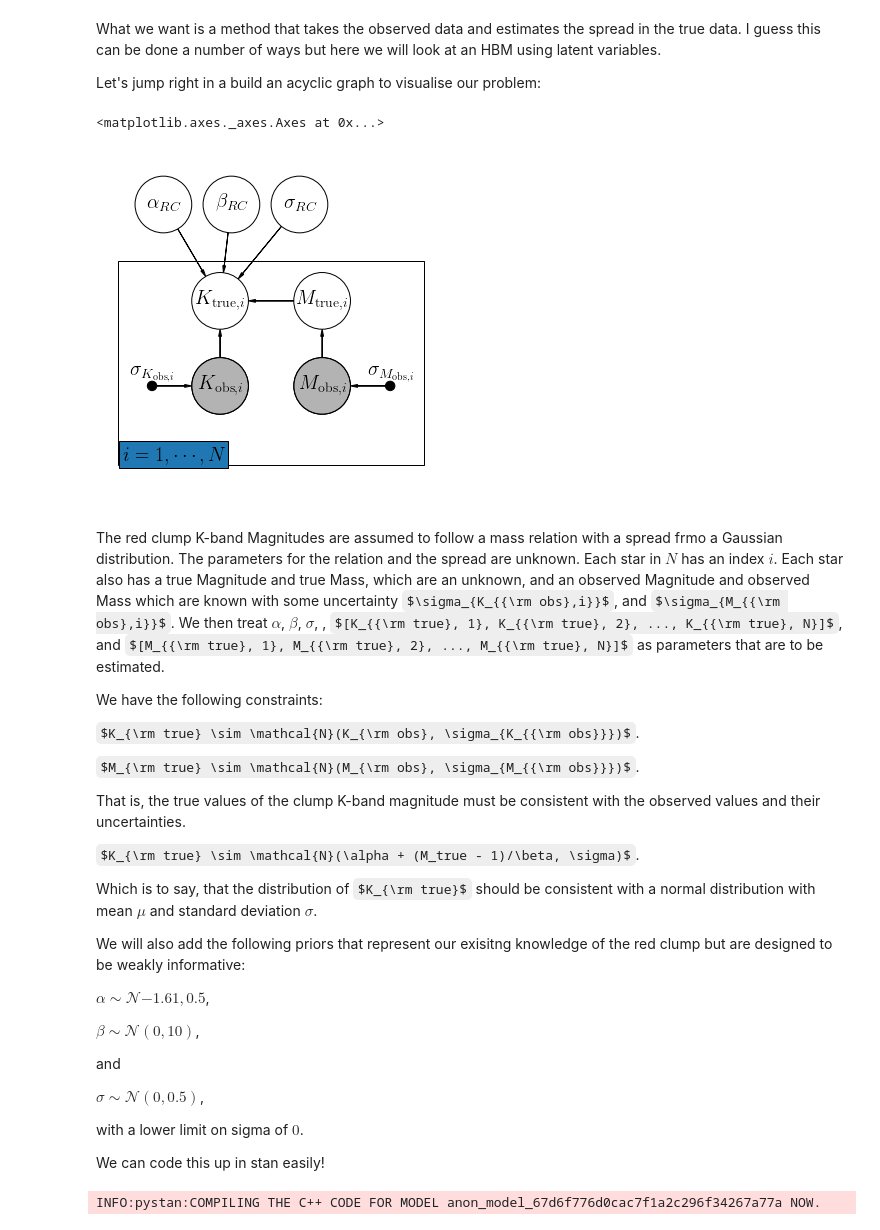
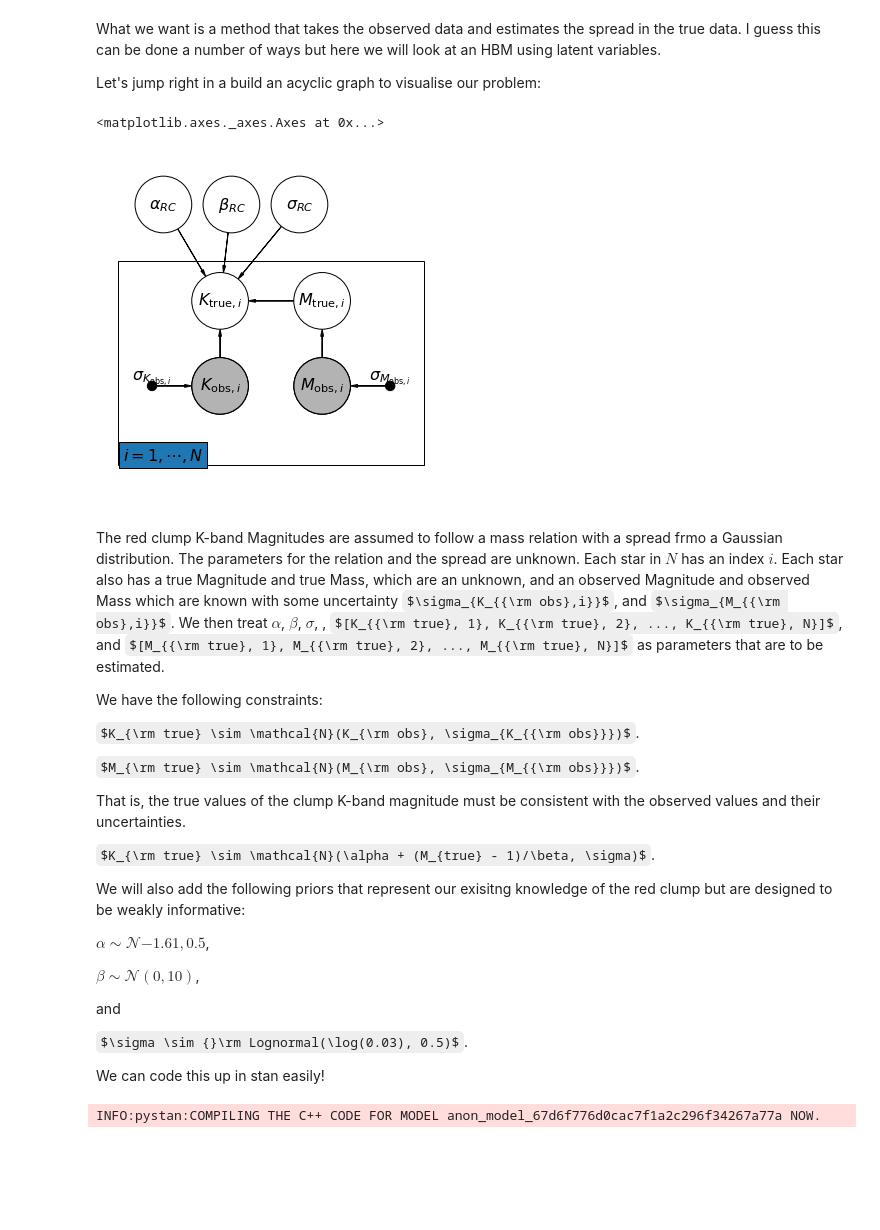
Before and after one commit to grd349/HBM, a Jupyter notebook: Problem3.ipynb, the cells around one changed output. Cells and saved outputs as stored; diff of their text form; code cells hidden in the pictures; some formulas as TeX source; blank space fills up the shorter version.

Commit message:
Switched to lognormal prior on sigma for all examples

```diff
--- a/Problem3.ipynb
+++ b/Problem3.ipynb
@@ -79,39 +83,38 @@ What we want is a method that takes the observed data and estimates the spread i
 Let's jump right in a build an acyclic graph to visualise our problem:
 # %%
 from matplotlib import rc
-rc("font", family="serif", size=20)
-rc("text", usetex=True)
+rc("font", family="serif", size=16)
 import daft
 pgm = daft.PGM([3,3], grid_unit=4, node_unit=2)
 # Hierarchical parameters.
 pgm.add_node(daft.Node("alpha", r"$\alpha_{RC}$", 0.5, 2.6))
 pgm.add_node(daft.Node("beta", r"$\beta_{RC}$", 1.1, 2.6))
 pgm.add_node(daft.Node("sigma", r"$\sigma_{RC}$", 1.7, 2.6))
 # Add latent variables
 pgm.add_node(daft.Node("K_true", r"$K_{{\rm true},i}$", 1, 1.75))
 pgm.add_node(daft.Node("M_true", r"$M_{{\rm true},i}$", 1.9, 1.75))
 # Data.
 pgm.add_node(daft.Node("K_obs", r"$K_{{\rm obs},i}$", 1, 1, observed=True))
 pgm.add_node(daft.Node("Kerr", r"$\sigma_{K_{{\rm obs},i}}$", 0.4, 1.0, fixed=True, offset=[0.0,0.4]))
 pgm.add_node(daft.Node("M_obs", r"$M_{{\rm obs},i}$", 1.9, 1, observed=True))
 pgm.add_node(daft.Node("Merr", r"$\sigma_{M_{{\rm obs},i}}$", 2.5, 1.0, fixed=True, offset=[0.0,0.4]))
 # Add in the edges.
 pgm.add_edge("alpha", "K_true")
 pgm.add_edge("beta", "K_true")
 pgm.add_edge("sigma", "K_true")
 pgm.add_edge("M_true", 'K_true')
 pgm.add_edge("M_obs", "M_true")
 pgm.add_edge("Merr", "M_obs")
 pgm.add_edge("K_obs", "K_true")
 pgm.add_edge("Kerr", "K_obs")
 # And a plate.
 pgm.add_plate(daft.Plate([0.1, 0.4, 2.7, 1.7], label=r"$i = 1, \cdots, N$",
     shift=-0.1))
 # Render and save.
 pgm.render()
 # %% [output]
 <matplotlib.axes._axes.Axes at 0x...>
-[figure, old version]
+[figure, new version]
 # %% [markdown]
 The red clump K-band Magnitudes are assumed to follow a mass relation with a spread frmo a Gaussian distribution.  The parameters for the relation and the spread are unknown.  Each star in $N$ has an index $i$.  Each star also has a true Magnitude and true Mass, which are an unknown, and an observed Magnitude and observed Mass which are known with some uncertainty $\sigma_{K_{{\rm obs},i}}$, and $\sigma_{M_{{\rm obs},i}}$.  We then treat $\alpha$, $\beta$, $\sigma$, , $[K_{{\rm true}, 1}, K_{{\rm true}, 2}, ..., K_{{\rm true}, N}]$, and $[M_{{\rm true}, 1}, M_{{\rm true}, 2}, ..., M_{{\rm true}, N}]$ as parameters that are to be estimated.
 
@@ -123,9 +126,8 @@ $M_{\rm true} \sim \mathcal{N}(M_{\rm obs}, \sigma_{M_{{\rm obs}}})$.
 
 That is, the true values of the clump K-band magnitude must be consistent with the observed values and their uncertainties.
 
-$K_{\rm true} \sim \mathcal{N}(\alpha + (M_true - 1)/\beta, \sigma)$.
+$K_{\rm true} \sim \mathcal{N}(\alpha + (M_{true} - 1)/\beta, \sigma)$.
 
-Which is to say, that the distribution of $K_{\rm true}$ should be consistent with a normal distribution with mean $\mu$ and standard deviation $\sigma$.
 
 We will also add the following priors that represent our exisitng knowledge of the red clump but are designed to be weakly informative:
 
@@ -135,9 +137,7 @@ $\beta \sim \mathcal{N}(0, 10)$,
 
 and
 
-$\sigma \sim \mathcal{N}(0, 0.5)$,
-
-with a lower limit on sigma of $0$.
+$\sigma \sim {}\rm Lognormal(\log(0.03), 0.5)$.
 
 We can code this up in stan easily!
 # %%
```
Also changed, not shown: parts of 12 cells of this notebook, 2 other files.
